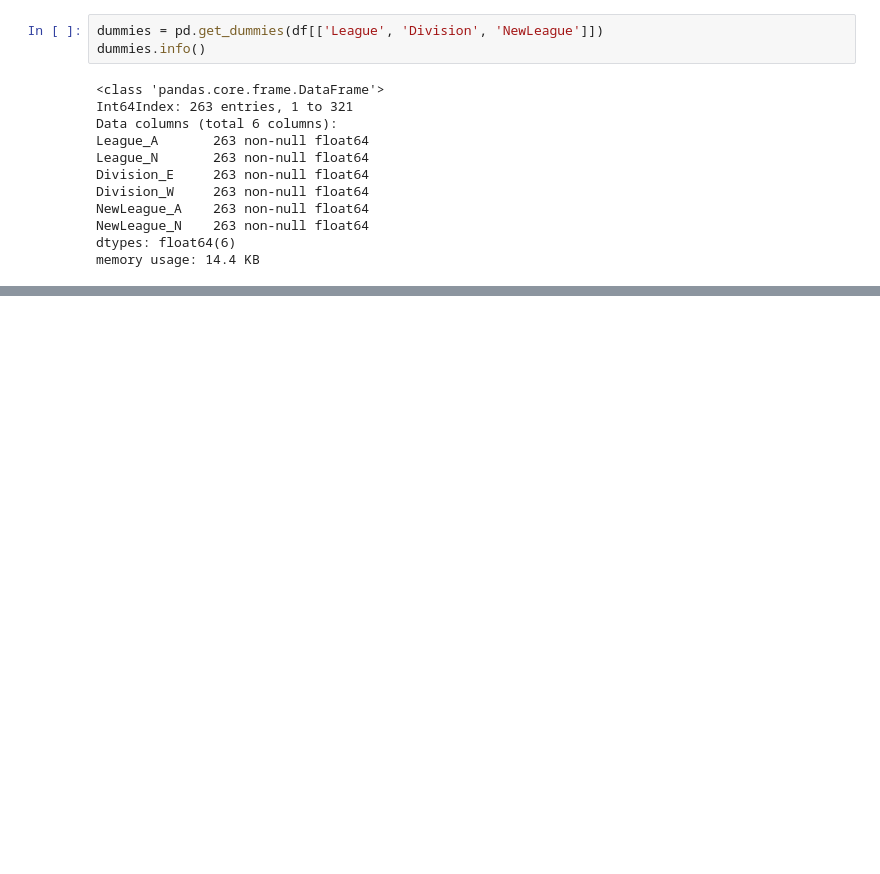
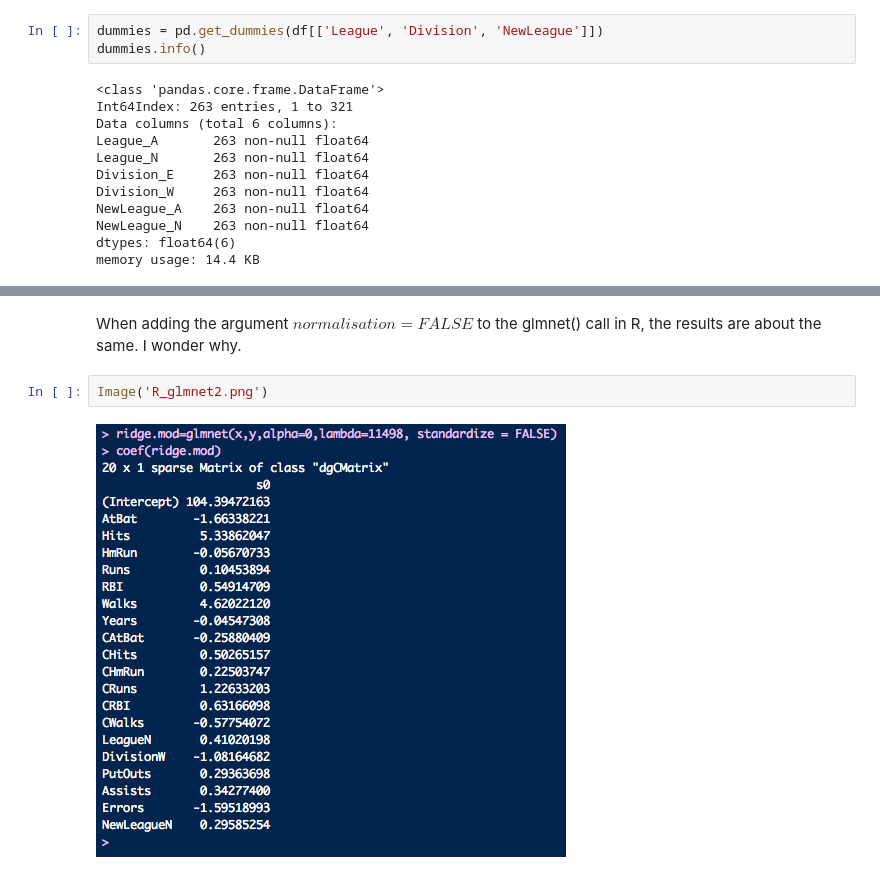
Before and after one commit to JWarmenhoven/ISLR-python, a Jupyter notebook: Chapter 6.ipynb, the cells around one changed output, grey strips where cells are left out. Cells and saved outputs as stored; diff of their text form; blank space fills up the shorter version.

```diff
--- a/Chapter 6.ipynb
+++ b/Chapter 6.ipynb
@@ -108,0 +128,6 @@ dtype: float64
+# %% [markdown]
+When adding the argument $normalisation = FALSE$ to the glmnet() call in R, the results are about the same. I wonder why.
+# %%
+Image('R_glmnet2.png')
+# %% [output]
+[figure, added]
```
Also changed, not shown: parts of 6 cells of this notebook, 1 other file.
